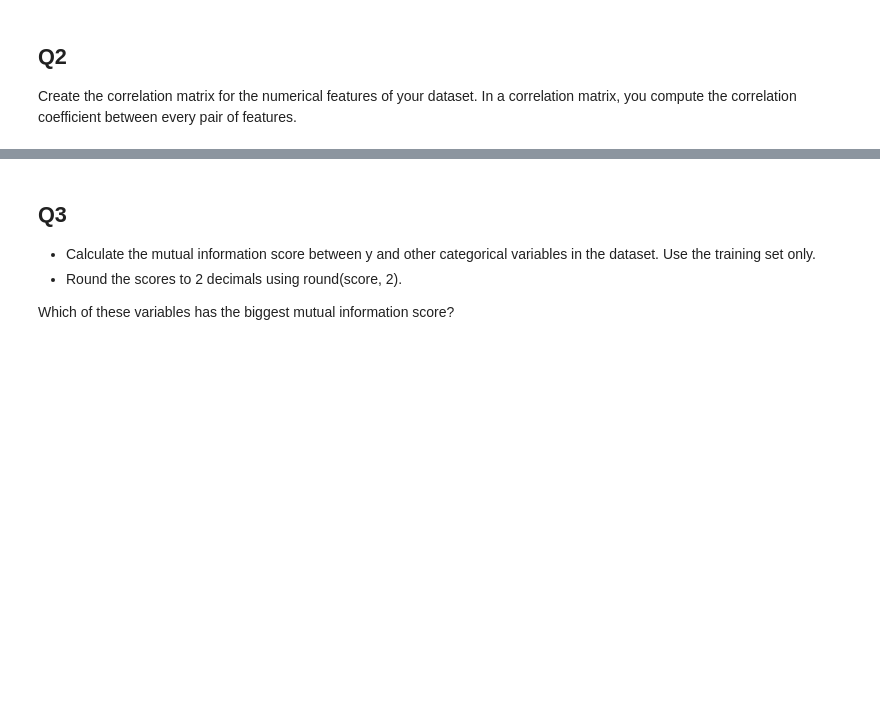
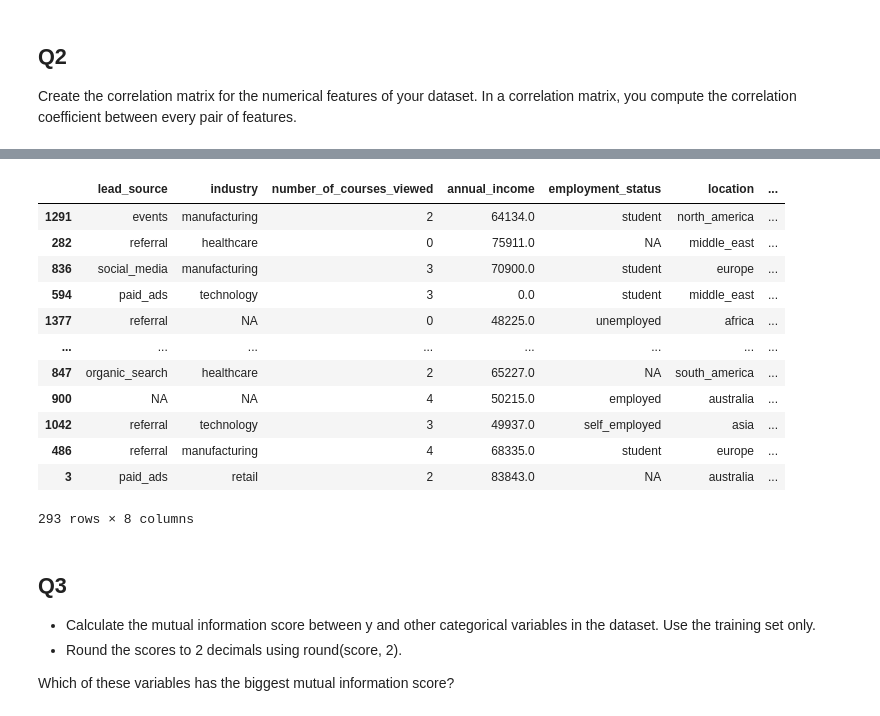
Before and after one commit to ihsannurfaqih/ml-zoomcamp-2025, a Jupyter notebook: homework3/homework3.ipynb, the cells around one changed output, grey strips where cells are left out. Drawn from its saved outputs; the diff is of its cells as text; code cells hidden in the pictures; blank space fills up the shorter version.

```diff
--- a/homework3/homework3.ipynb
+++ b/homework3/homework3.ipynb
@@ -69,3 +95,32 @@ df[[i for i in df.columns if (df[i].dtype in ['int64', 'float64'])]].corr().roun
+# %%
+X = df.drop('converted', axis=1)  # Replace 'target_column' with your actual target column name
+y = df['converted']
+
+# split for train
+X_train, X_temp, y_train, y_temp = train_test_split(
+    X, y, test_size=0.4, random_state=42
+)
+
+# split for val and test
+X_val, X_test, y_val, y_test = train_test_split(
+    X_temp, y_temp, test_size=0.5, random_state=42
+)
+# %%
+X_test
+# %% [output]
+|  | lead_source | industry | number_of_courses_viewed | annual_income | employment_status | location | ... |
+| 1291 | events | manufacturing | 2 | 64134.0 | student | north_america | ... |
+| 282 | referral | healthcare | 0 | 75911.0 | NA | middle_east | ... |
+| 836 | social_media | manufacturing | 3 | 70900.0 | student | europe | ... |
+| 594 | paid_ads | technology | 3 | 0.0 | student | middle_east | ... |
+| 1377 | referral | NA | 0 | 48225.0 | unemployed | africa | ... |
+| ... | ... | ... | ... | ... | ... | ... | ... |
+| 847 | organic_search | healthcare | 2 | 65227.0 | NA | south_america | ... |
+| 900 | NA | NA | 4 | 50215.0 | employed | australia | ... |
+| 1042 | referral | technology | 3 | 49937.0 | self_employed | asia | ... |
+| 486 | referral | manufacturing | 4 | 68335.0 | student | europe | ... |
+| 3 | paid_ads | retail | 2 | 83843.0 | NA | australia | ... |
+293 rows × 8 columns
 # %% [markdown]
 ## Q3
 
```
Also changed, not shown: parts of 22 cells of this notebook.
